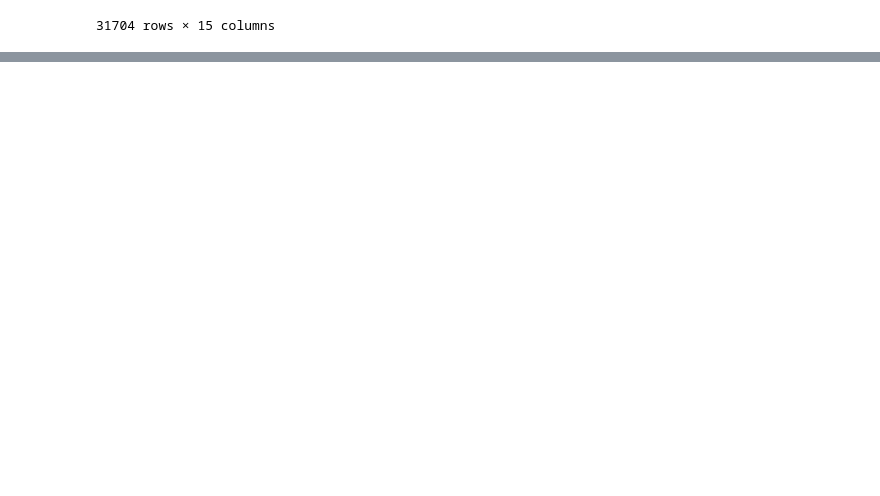
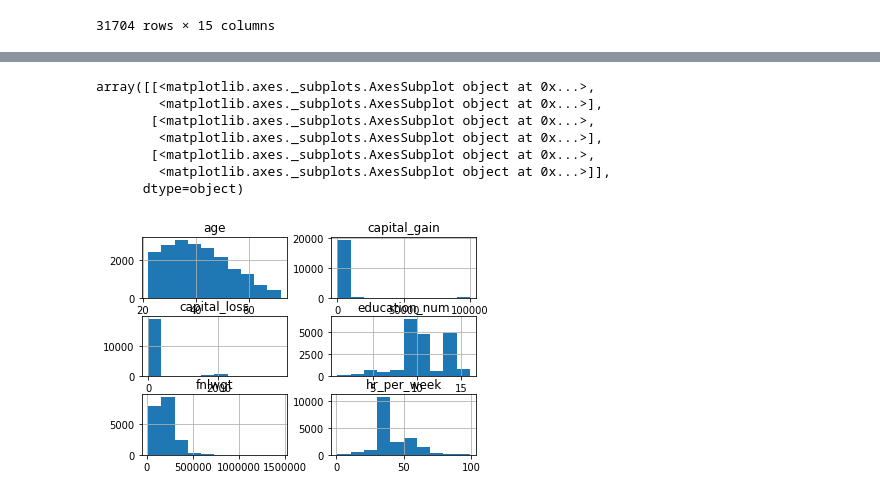
Before and after one commit to bpark4/Math2212_Parkosewich, a Jupyter notebook: M2_Statistics/M2_Adult.ipynb, the cells around one changed output, grey strips where cells are left out. Cells and saved outputs as stored; diff of their text form; code cells hidden in the pictures; blank space fills up the shorter version.

```diff
--- a/M2_Statistics/M2_Adult.ipynb
+++ b/M2_Statistics/M2_Adult.ipynb
@@ -536,3 +535,6 @@ adult_median_outlier_drop
 | 32559 | 22 | Private | 201490 | HS-grad | 9 | Never-married | Adm-clerical | Own-child | White | ... |
 | 32560 | 52 | Self-emp-inc | 287927 | HS-grad | 9 | Married-civ-spouse | Exec-managerial | Wife | White | ... |
 31704 rows × 15 columns
+# %%
+adult_eda = adult_expert_outlier_drop
+adult_eda.head()
@@ -538,0 +555,12 @@ adult_median_outlier_drop
+# %%
+men_eda = adult_eda[adult_eda['sex'] == 'Male']
+women_eda = adult_eda[adult_eda['sex'] == 'Female']
+
+print men_eda.mean()
+print men_eda.std()
+print men_eda.median()
+print IQR(men_eda)
+print women_eda.mean()
+print women_eda.std()
+print women_eda.median()
+print IQR(women_eda)
@@ -538,0 +585,11 @@ adult_median_outlier_drop
+# %%
+men_eda.hist()
+# %% [output]
+array([[<matplotlib.axes._subplots.AxesSubplot object at 0x...>,
+        <matplotlib.axes._subplots.AxesSubplot object at 0x...>],
+       [<matplotlib.axes._subplots.AxesSubplot object at 0x...>,
+        <matplotlib.axes._subplots.AxesSubplot object at 0x...>],
+       [<matplotlib.axes._subplots.AxesSubplot object at 0x...>,
+        <matplotlib.axes._subplots.AxesSubplot object at 0x...>]],
+      dtype=object)
+[figure, added]
```
Also changed, not shown: parts of 14 cells of this notebook.
